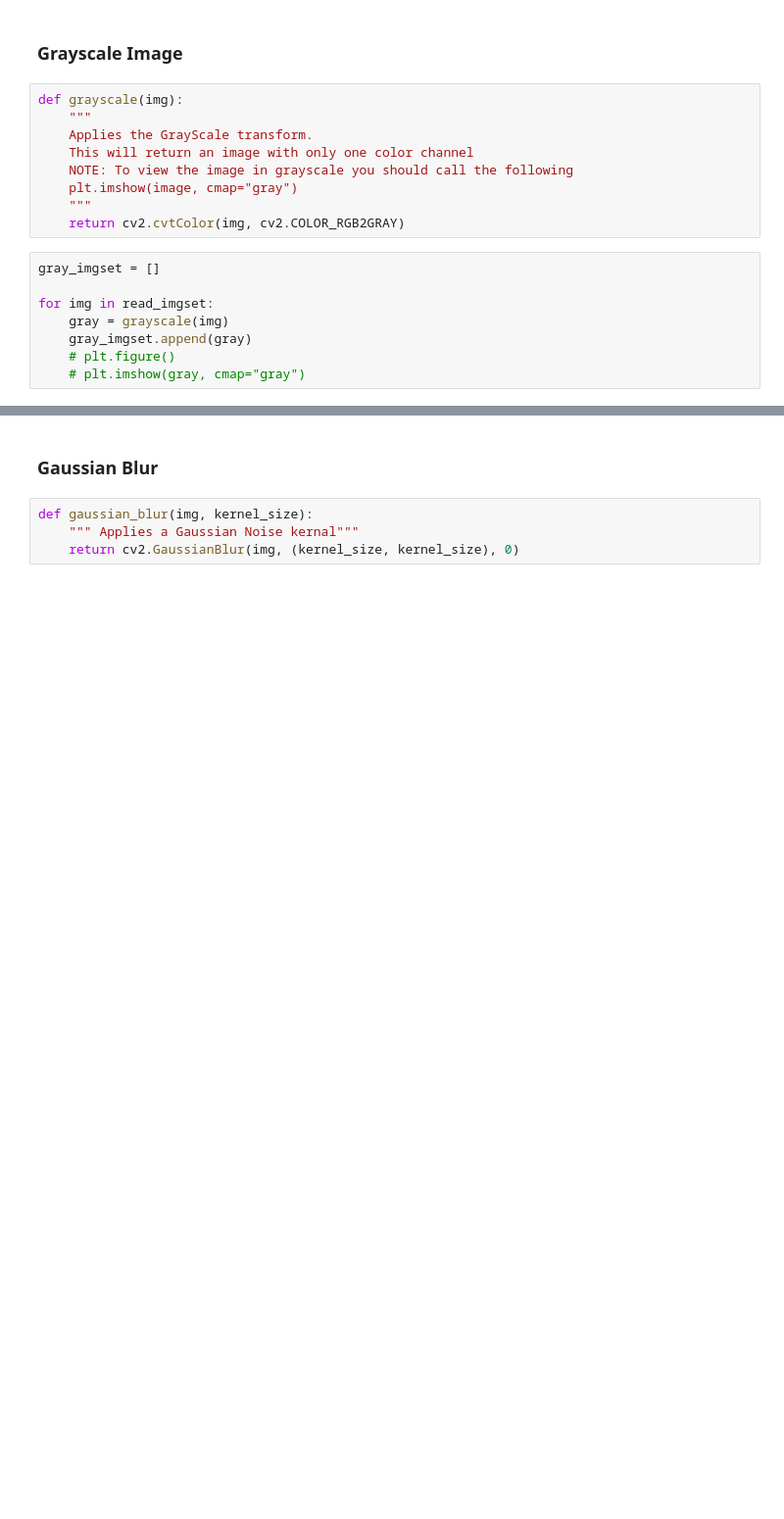
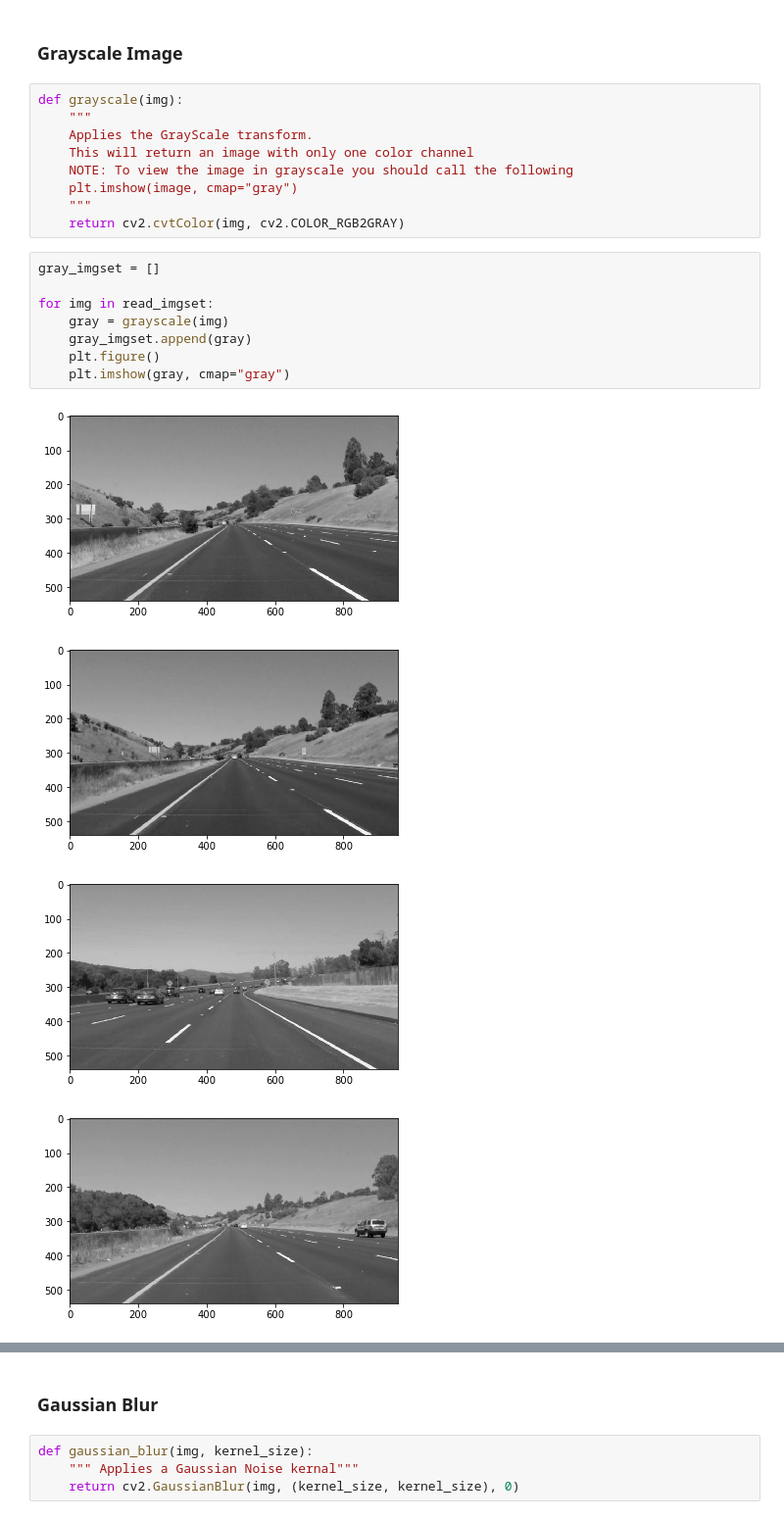
Before and after one commit to Rxmeez/SDCND-1-LaneLines, a Jupyter notebook: P1-LaneLines.ipynb, the cells around one changed output, grey strips where cells are left out. Shown at 98% size. Cells and saved outputs as stored; diff of their text form; blank space fills up the shorter version.

Commit message:
adding images

```diff
--- a/P1-LaneLines.ipynb
+++ b/P1-LaneLines.ipynb
@@ -53,8 +53,13 @@ def grayscale(img):
 # %%
 gray_imgset = []
 
 for img in read_imgset:
     gray = grayscale(img)
     gray_imgset.append(gray)
-    # plt.figure()
-    # plt.imshow(gray, cmap="gray")
+    plt.figure()
+    plt.imshow(gray, cmap="gray")
+# %% [output]
+[figure, added]
+[figure, added]
+[figure, added]
+[figure, added]
```
Also changed, not shown: parts of 6 cells of this notebook.
